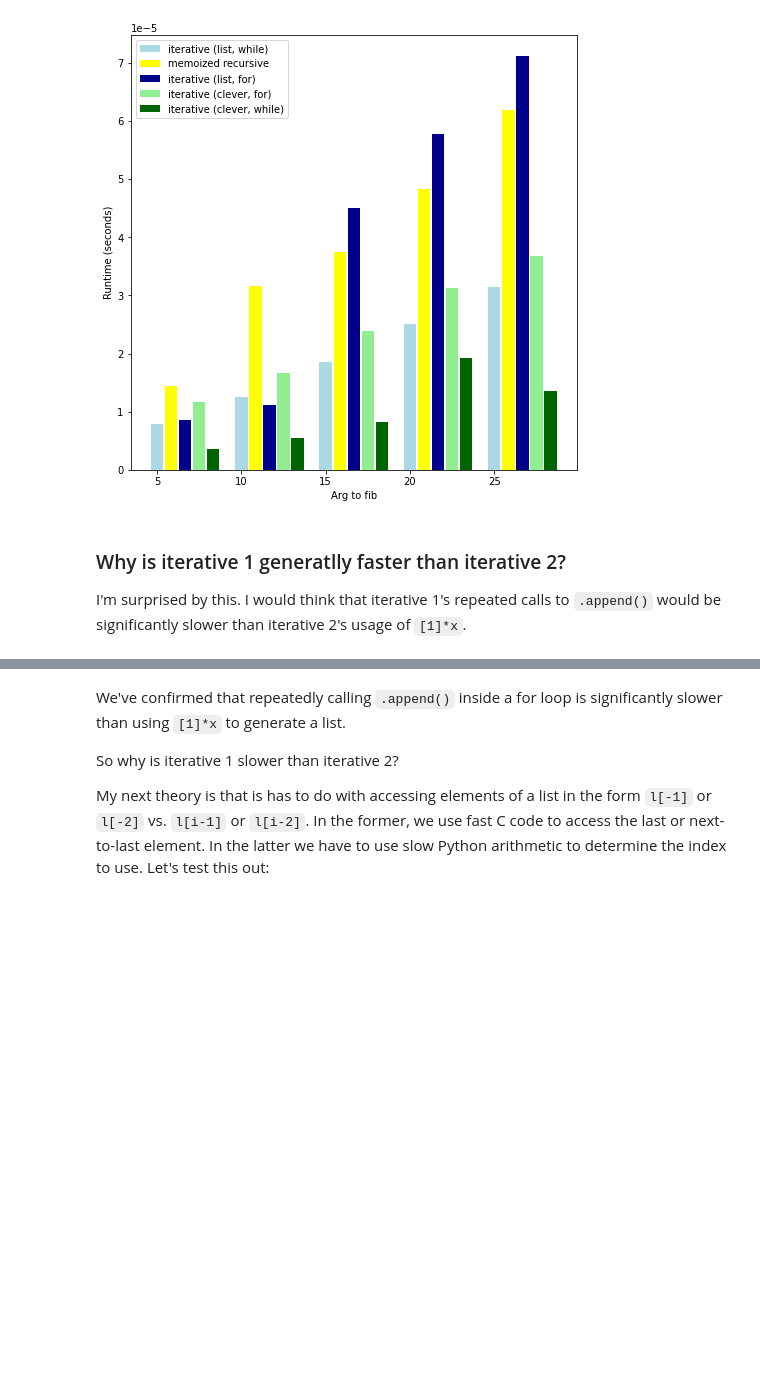
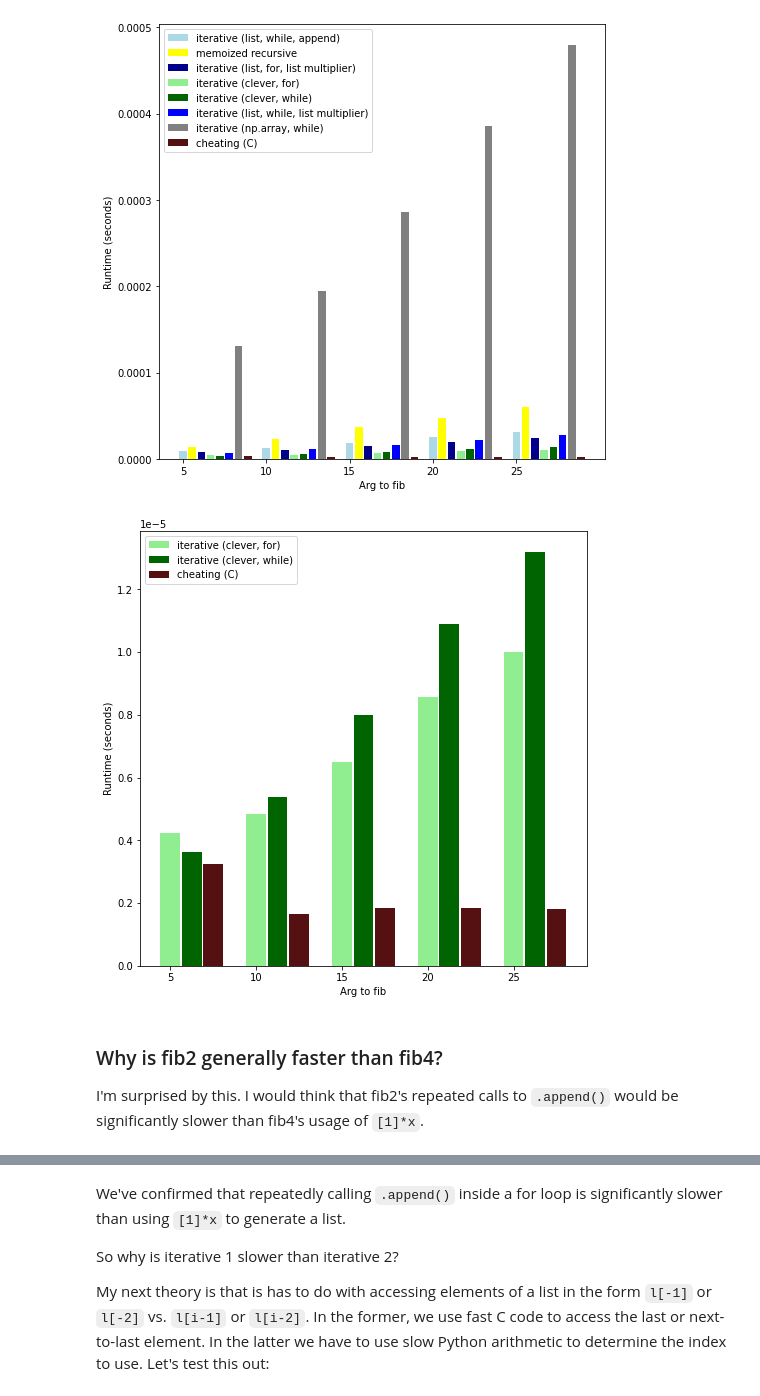
Before and after one commit to ekoly/fundamentals, a Jupyter notebook: fib.ipynb, the cells around one changed output, grey strips where cells are left out. Drawn from its saved outputs; the diff is of its cells as text; code cells hidden in the pictures; blank space fills up the shorter version.

```diff
--- a/fib.ipynb
+++ b/fib.ipynb
@@ -178,13 +219,18 @@ plot(fibs_to_use=[2, 4, 5, 6,])
 # %%
 # iterative plus memoized recursive
-plot(fibs_to_use=[2, 3, 4, 5, 6,])
+plot(fibs_to_use=[2, 3, 4, 5, 6, 7, 8, 9,])
 # %% [output]
-[figure, old version]
+[figure, new version]
+# %%
+# fastest ones
+plot(fibs_to_use=[5, 6, 9,])
+# %% [output]
+[figure, added]
 # %% [markdown]
-### Why is iterative 1 generatlly faster than iterative 2?
+### Why is fib2 generally faster than fib4?
 
-I'm surprised by this. I would think that iterative 1's repeated calls to
-`.append()` would be significantly slower than iterative 2's usage of `[1]*x`.
+I'm surprised by this. I would think that fib2's repeated calls to
+`.append()` would be significantly slower than fib4's usage of `[1]*x`.
 # %%
 timeit("[1]*1000")
 # %% [output]
```
Also changed, not shown: parts of 19 cells of this notebook, 3 other files.
